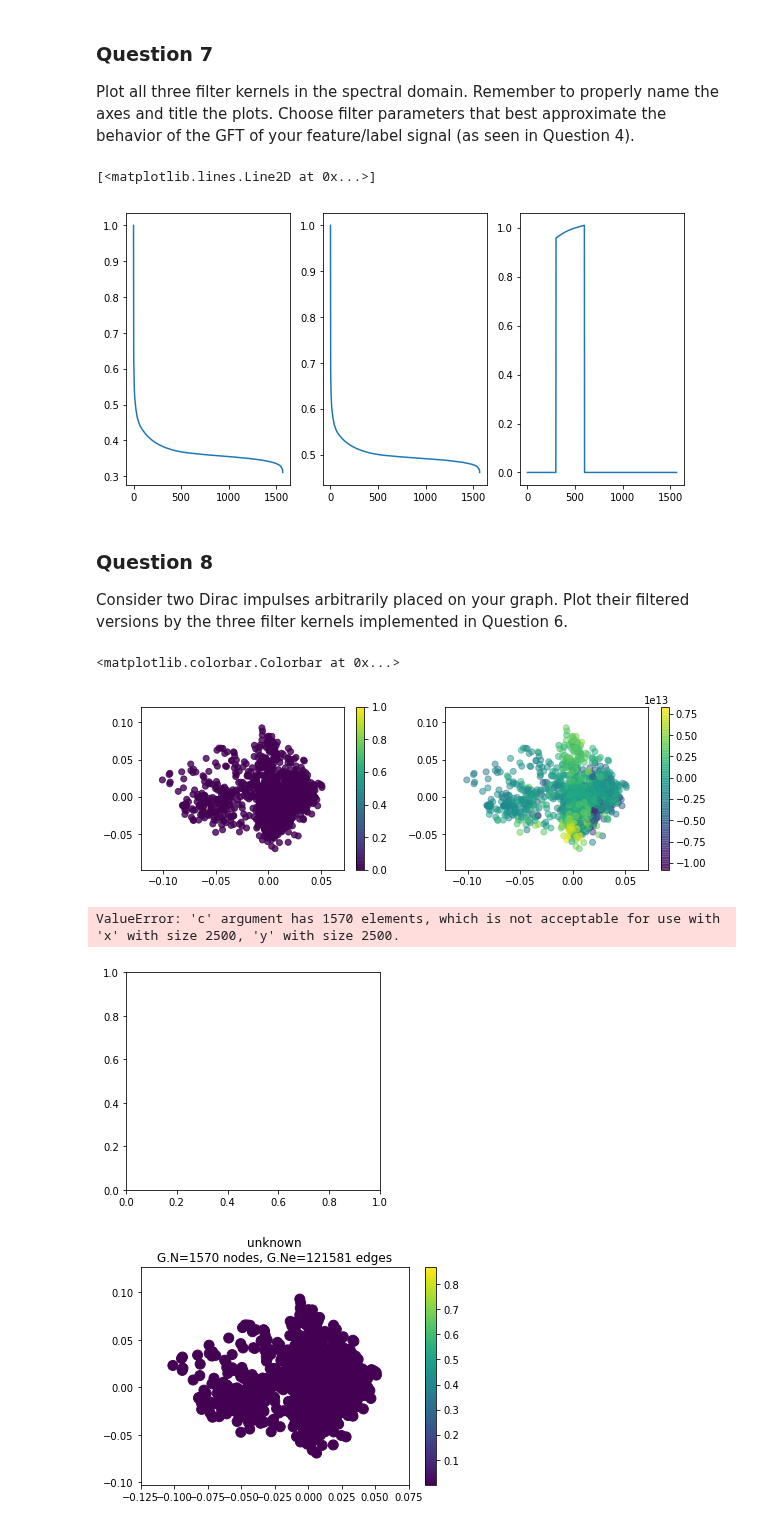
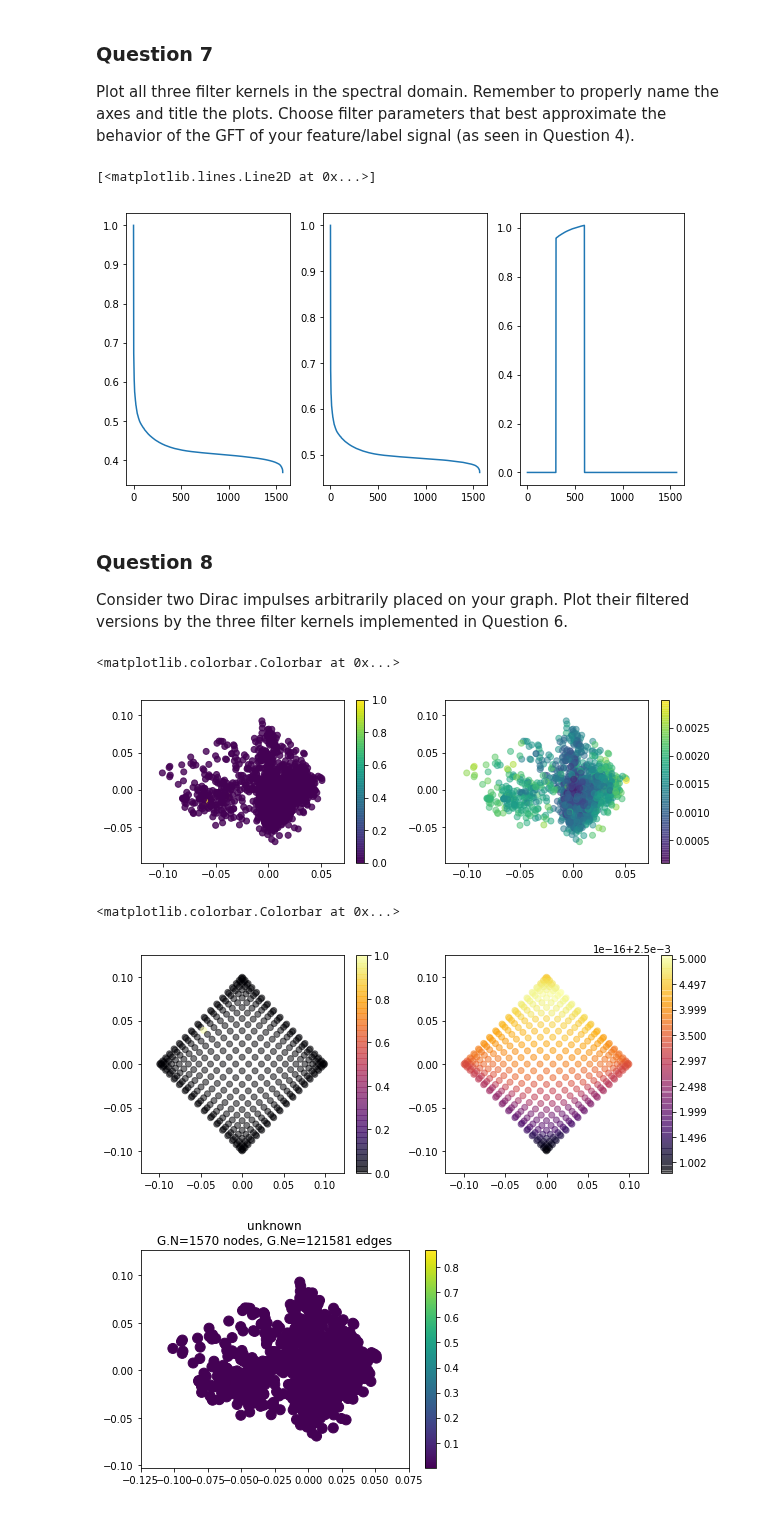
Before and after one commit to vndk36/Project_ntds2018, a Jupyter notebook: Milestone_4/4_HPCF_Hugo.ipynb, the cells around one changed output. Cells and saved outputs as stored; diff of their text form; code cells hidden in the pictures.

```diff
--- a/Milestone_4/4_HPCF_Hugo.ipynb
+++ b/Milestone_4/4_HPCF_Hugo.ipynb
@@ -380,7 +380,7 @@ Implement the following three filter kernels and the graph filtering operation.
       One can then defer the keyword-value assignment to the `kernel` call: `foo = kernel(bar, **kwargs)`.
 # %%
 def heat_kernel(e, t):
-    return np.exp(-t*e)
+    return np.exp(-t*np.divide(e,max(e)))
 
 def inverse_kernel(e, t):
     return 1/((np.ones(n_nodes)+t*e))
@@ -389,7 +389,7 @@ def rectangle_kernel(e, l_min, l_max):
     return e * np.concatenate((np.zeros(l_min),np.ones(l_max-l_min),np.zeros(n_nodes-l_max)))
 
 def graph_filter(x, kernel, **kwargs):
-    return iGFT(kernel(GFT(e), **kwargs)*GFT(x))
+    return iGFT(kernel(e, **kwargs)*GFT(x))
 # %% [markdown]
 ### Question 7
 
@@ -407,7 +407,7 @@ plt.subplot(1,3,3)
 plt.plot(rectangle_kernel(e,l_min=300, l_max=600))
 # %% [output]
 [<matplotlib.lines.Line2D at 0x...>]
-[figure, old version]
+[figure, new version]
 # %% [markdown]
 ### Question 8
 
@@ -426,9 +426,9 @@ plt.scatter(U[1], U[2], c = graph_filter(s, heat_kernel, t=10), alpha = 0.5)
 plt.colorbar()
 # %% [output]
 <matplotlib.colorbar.Colorbar at 0x...>
-[figure, old version]
+[figure, new version]
 # %%
-Grid = nx.grid_2d_graph(50, 50)
+Grid = nx.grid_2d_graph(20, 20)
 adj_grid = nx.to_numpy_array(Grid)
 lap_grid = np.diag(np.sum(adj_grid, 1)) - adj_grid
 lap_grid[:10,:10]
@@ -443,23 +443,23 @@ def iGFT_grid(x):
     return x @ U_grid
 # %%
 def graph_filter_grid(x, kernel, **kwargs):
-    return iGFT_grid(kernel(GFT_grid(e_grid), **kwargs)*GFT_grid(x))
+    return iGFT_grid(kernel(e_grid, **kwargs)*GFT_grid(x))
 # %%
 plt.figure(figsize=(10,4))
 
 s_grid = np.zeros(len(adj_grid))
-s_grid[1403] = 1
+s_grid[203] = 1
 plt.subplot(121)
-plt.scatter(v_grid[:,1],v_grid[:,2], c = s, alpha = 0.25, cmap= "inferno")
+plt.scatter(v_grid[:,1],v_grid[:,2], c = s_grid, alpha = 0.5, cmap= "inferno")
 plt.colorbar()
 
-heat = graph_filter_grid(s_grid, heat_kernel, t=0.1)
+heat = graph_filter_grid(s_grid, heat_kernel, t=50000)
 plt.subplot(122)
-plt.scatter(v_grid[:,1],v_grid[:,2], c = heat, alpha = 0.25, cmap= "inferno")
+plt.scatter(v_grid[:,1],v_grid[:,2], c = heat, alpha = 0.5, cmap= "inferno")
 plt.colorbar()
 # %% [output]
-ValueError: 'c' argument has 1570 elements, which is not acceptable for use with 'x' with size 2500, 'y' with size 2500.
+<matplotlib.colorbar.Colorbar at 0x...>
-[figure, old version]
+[figure, new version]
 # %%
 g = pg.filters.Heat(graph, 1)
 graph.compute_fourier_basis()
```
Also changed, not shown: parts of 8 cells of this notebook.
